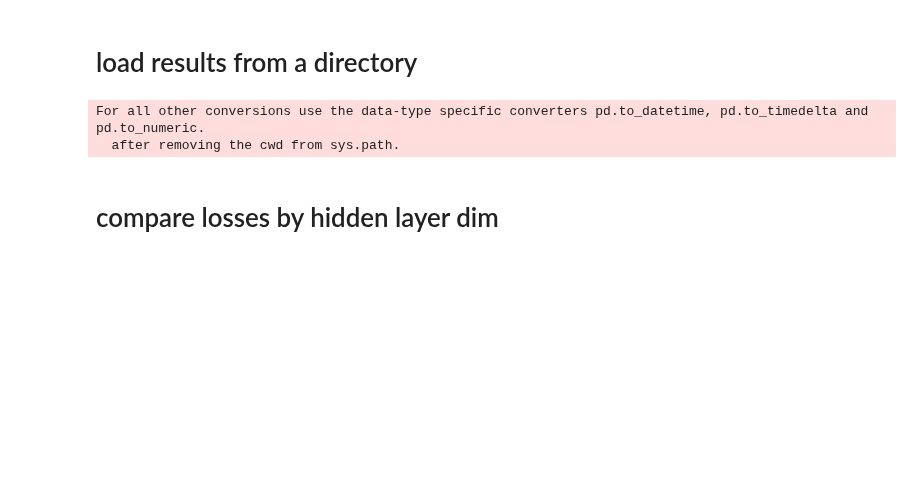
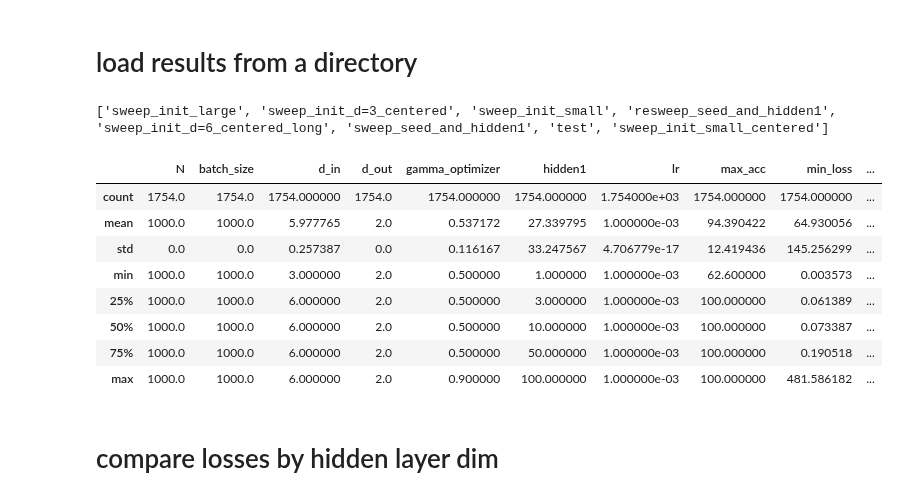
Before and after one commit to csinva/dnn-experiments, a Jupyter notebook: eda/analyze_sweeps_chandan.ipynb, the cells around one changed output. Drawn from its saved outputs; the diff is of its cells as text; code cells hidden in the pictures; blank space fills up the shorter version.

```diff
--- a/eda/analyze_sweeps_chandan.ipynb
+++ b/eda/analyze_sweeps_chandan.ipynb
@@ -18,14 +18,28 @@ from torch.autograd import Variable
 SAVFIG = False
 # %% [markdown]
 # load results from a directory
+# %%
+out_dir_main = '/scratch/users/vision/chandan/dl_theory/'
+print(os.listdir(out_dir_main))
+folder = 'sweep_init_d=3_centered'
+# %% [output]
+['sweep_init_large', 'sweep_init_d=3_centered', 'sweep_init_small', 'resweep_seed_and_hidden1', 'sweep_init_d=6_centered_long', 'sweep_seed_and_hidden1', 'test', 'sweep_init_small_centered']
 # %%
-out_dir = '/scratch/users/vision/chandan/dl_theory/sweep_init_small_centered' # sweep_init_small
+out_dir = oj(out_dir_main, folder)
 fnames = os.listdir(out_dir)
 results_list = [pd.Series(pkl.load(open(oj(out_dir, fname), "rb"))) for fname in fnames]
-results = pd.concat(results_list, axis=1).T.convert_objects(convert_numeric=True)
+results = pd.concat(results_list, axis=1).T.infer_objects()
+results.describe()
 # %% [output]
-For all other conversions use the data-type specific converters pd.to_datetime, pd.to_timedelta and pd.to_numeric.
-  after removing the cwd from sys.path.
+|  | N | batch_size | d_in | d_out | gamma_optimizer | hidden1 | lr | max_acc | min_loss | ... |
+| count | 1754.0 | 1754.0 | 1754.000000 | 1754.0 | 1754.000000 | 1754.000000 | 1.754000e+03 | 1754.000000 | 1754.000000 | ... |
+| mean | 1000.0 | 1000.0 | 5.977765 | 2.0 | 0.537172 | 27.339795 | 1.000000e-03 | 94.390422 | 64.930056 | ... |
+| std | 0.0 | 0.0 | 0.257387 | 0.0 | 0.116167 | 33.247567 | 4.706779e-17 | 12.419436 | 145.256299 | ... |
+| min | 1000.0 | 1000.0 | 3.000000 | 2.0 | 0.500000 | 1.000000 | 1.000000e-03 | 62.600000 | 0.003573 | ... |
+| 25% | 1000.0 | 1000.0 | 6.000000 | 2.0 | 0.500000 | 3.000000 | 1.000000e-03 | 100.000000 | 0.061389 | ... |
+| 50% | 1000.0 | 1000.0 | 6.000000 | 2.0 | 0.500000 | 10.000000 | 1.000000e-03 | 100.000000 | 0.073387 | ... |
+| 75% | 1000.0 | 1000.0 | 6.000000 | 2.0 | 0.500000 | 50.000000 | 1.000000e-03 | 100.000000 | 0.190518 | ... |
+| max | 1000.0 | 1000.0 | 6.000000 | 2.0 | 0.900000 | 100.000000 | 1.000000e-03 | 100.000000 | 481.586182 | ... |
 # %% [markdown]
 # compare losses by hidden layer dim
 # %%
```
Also changed, not shown: parts of 16 cells of this notebook, 1 other file.
